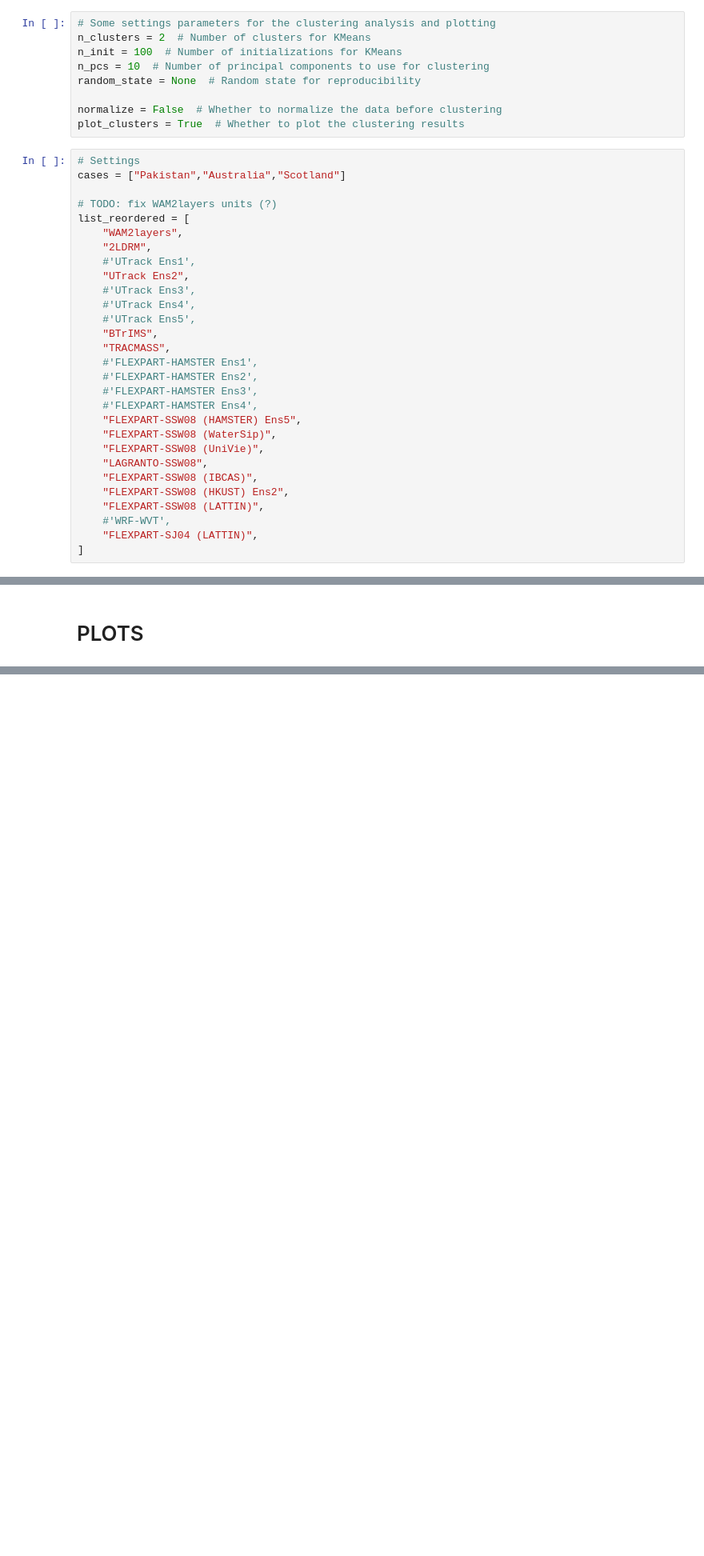
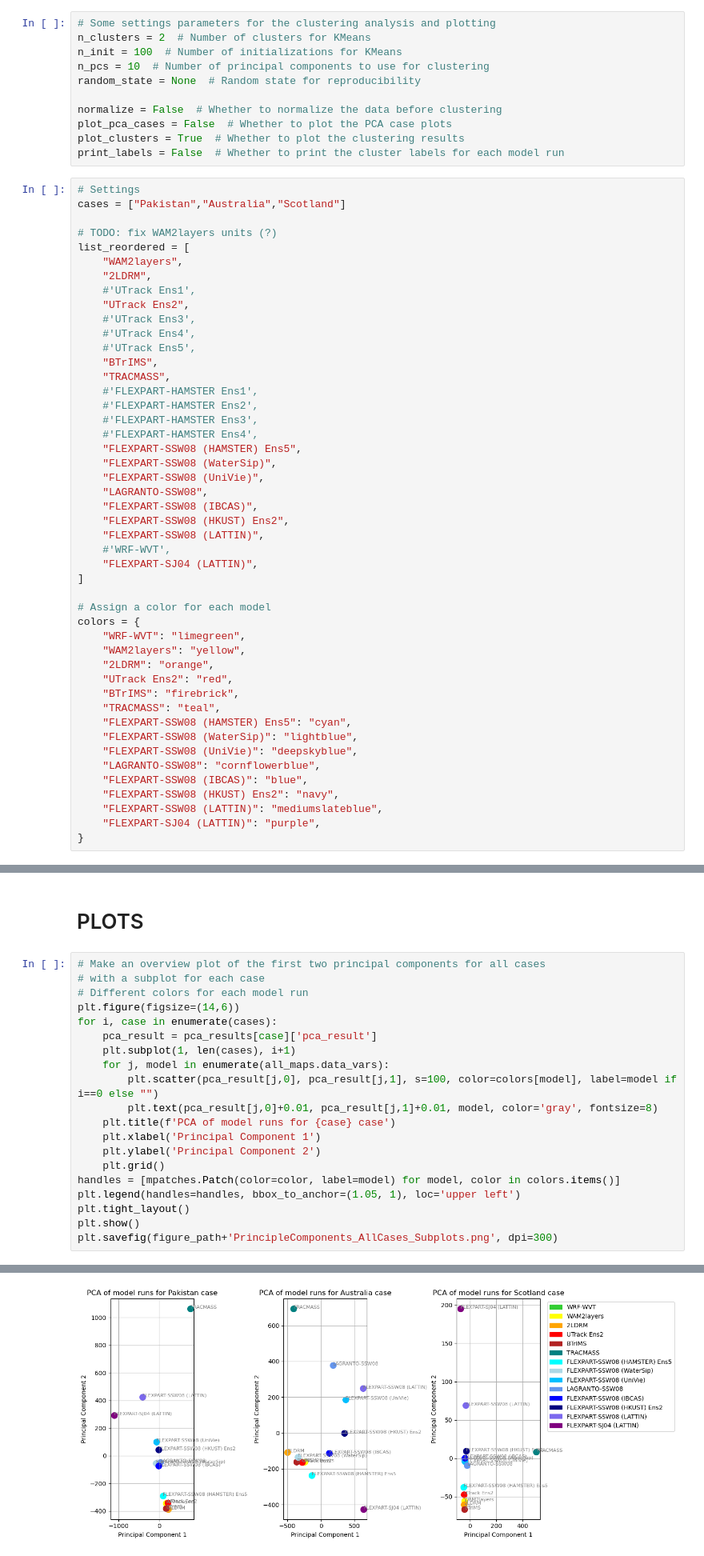
Before and after one commit to Moisture-tracking-community/INSPIRE, a Jupyter notebook: Figure8_Clustering.ipynb, the cells around one changed output, grey strips where cells are left out. Shown at 80% size. Saved outputs shown, nothing was run; the diff lists cells and outputs as text; blank space fills up the shorter version.

Commit message:
Updated figures

```diff
--- a/Figure8_Clustering.ipynb
+++ b/Figure8_Clustering.ipynb
@@ -21,7 +28,9 @@ n_pcs = 10  # Number of principal components to use for clustering
 random_state = None  # Random state for reproducibility
 
 normalize = False  # Whether to normalize the data before clustering
+plot_pca_cases = False  # Whether to plot the PCA case plots
 plot_clusters = True  # Whether to plot the clustering results
+print_labels = False  # Whether to print the cluster labels for each model run
 # %%
 # Settings
 cases = ["Pakistan","Australia","Scotland"]
@@ -51,6 +60,24 @@ list_reordered = [
     #'WRF-WVT',
     "FLEXPART-SJ04 (LATTIN)",
 ]
+
+# Assign a color for each model
+colors = {
+    "WRF-WVT": "limegreen",
+    "WAM2layers": "yellow",
+    "2LDRM": "orange",
+    "UTrack Ens2": "red",
+    "BTrIMS": "firebrick",
+    "TRACMASS": "teal",
+    "FLEXPART-SSW08 (HAMSTER) Ens5": "cyan",
+    "FLEXPART-SSW08 (WaterSip)": "lightblue",
+    "FLEXPART-SSW08 (UniVie)": "deepskyblue",
+    "LAGRANTO-SSW08": "cornflowerblue",
+    "FLEXPART-SSW08 (IBCAS)": "blue",
+    "FLEXPART-SSW08 (HKUST) Ens2": "navy",
+    "FLEXPART-SSW08 (LATTIN)": "mediumslateblue",
+    "FLEXPART-SJ04 (LATTIN)": "purple",
+}
 # %% [markdown]
 # Data loading & Calculation of clusters
 # %%
@@ -142,2 +253,23 @@ SyntaxError: invalid syntax (3711970158.py, line 62)
 # %% [markdown]
 # PLOTS
+# %%
+# Make an overview plot of the first two principal components for all cases
+# with a subplot for each case
+# Different colors for each model run
+plt.figure(figsize=(14,6))
+for i, case in enumerate(cases):
+    pca_result = pca_results[case]['pca_result']
+    plt.subplot(1, len(cases), i+1)
+    for j, model in enumerate(all_maps.data_vars):
+        plt.scatter(pca_result[j,0], pca_result[j,1], s=100, color=colors[model], label=model if i==0 else "")
+        plt.text(pca_result[j,0]+0.01, pca_result[j,1]+0.01, model, color='gray', fontsize=8)
+    plt.title(f'PCA of model runs for {case} case')
+    plt.xlabel('Principal Component 1')
+    plt.ylabel('Principal Component 2')
+    plt.grid()
+handles = [mpatches.Patch(color=color, label=model) for model, color in colors.items()]
+plt.legend(handles=handles, bbox_to_anchor=(1.05, 1), loc='upper left')
+plt.tight_layout()
+plt.show()
+plt.savefig(figure_path+'PrincipleComponents_AllCases_Subplots.png', dpi=300)
+# %% [output]
@@ -144,3 +277,4 @@ SyntaxError: invalid syntax (3711970158.py, line 62)
+[figure, added]
 # %%
 #Make a nicer plot to show which models are in which cluster for all cases
 %matplotlib inline
```
Also changed, not shown: parts of 7 cells of this notebook.
